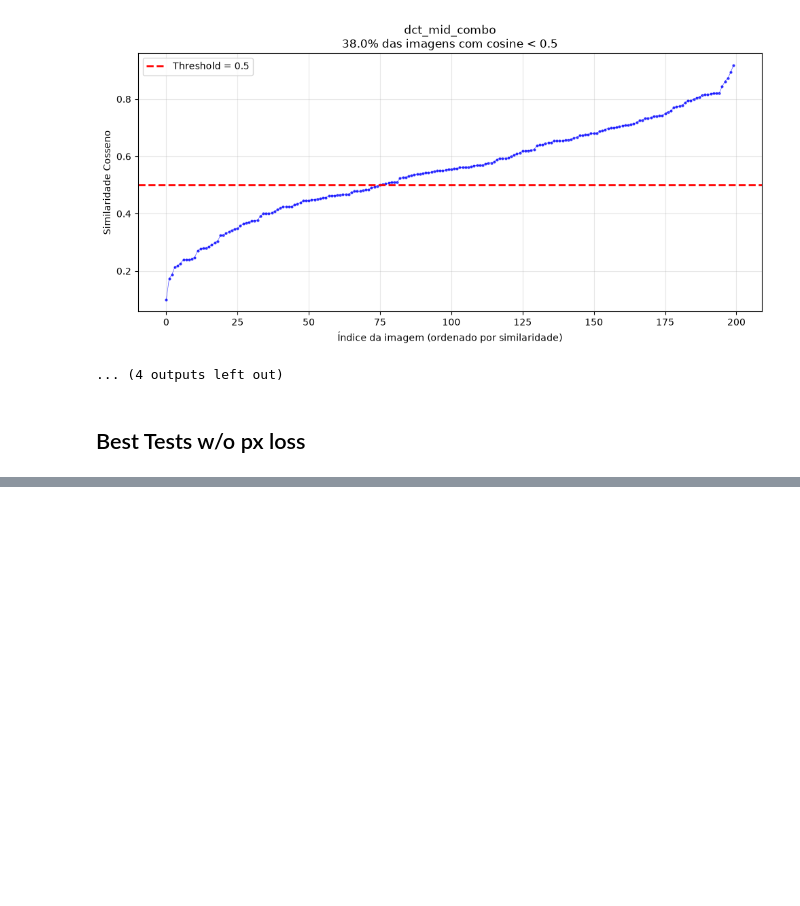
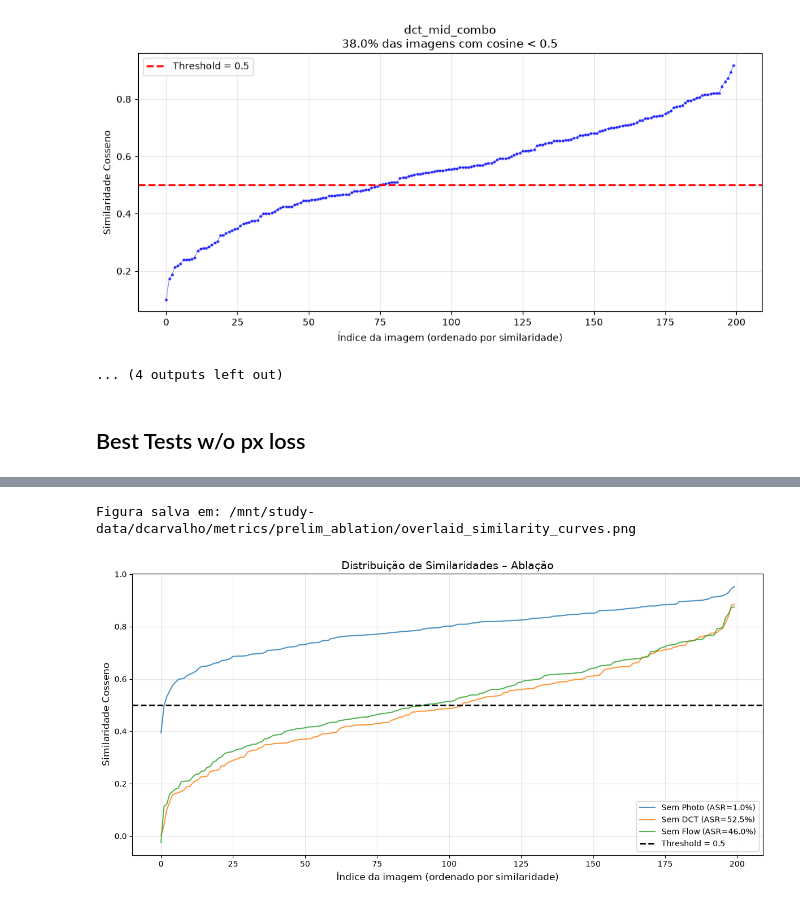
Before and after one commit to diogonunescarv/Lightweight-Face-De-identification, a Jupyter notebook: notebooks/coverage.ipynb, the cells around one changed output, grey strips where cells are left out. Cells and saved outputs as stored; diff of their text form; code cells hidden in the pictures; blank space fills up the shorter version.

```diff
--- a/notebooks/coverage.ipynb
+++ b/notebooks/coverage.ipynb
@@ -155,0 +219,79 @@ Encontrados 0 modelos com resultados por imagem:
+# %%
+import pandas as pd
+import matplotlib.pyplot as plt
+from pathlib import Path
+
+# ============================================================
+# CONFIGURAÇÕES
+# ============================================================
+
+METRICS_BASE = Path("/mnt/study-data/dcarvalho/metrics/prelim_ablation")
+THRESHOLD = 0.5
+OUTPUT_PATH = METRICS_BASE / "overlaid_similarity_curves.png"
+
+# Mapeamento para nomes bonitos
+NICE_NAMES = {
+    "mid_combo_no_dct": "Sem DCT",
+    "mid_combo_no_flow": "Sem Flow",
+    "mid_combo_no_photo": "Sem Photo",
+    # Se quiser incluir o baseline, adicione aqui
+    # "mid_combo_amp20_flow45_nopx": "Completo (Baseline)",
+}
+
+# ============================================================
+# CALCULAR ASR E PREPARAR DADOS
+# ============================================================
+
+per_image_files = list(METRICS_BASE.glob("*.per_image.csv"))
+asr_results = []
+
+plt.figure(figsize=(12, 6))
+
+for csv_file in per_image_files:
+    df = pd.read_csv(csv_file)
+    # Ordena por similaridade
+    df = df.sort_values('cosine', ascending=True).reset_index(drop=True)
+
+    model_name = csv_file.stem.replace(".per_image", "")
+    label = NICE_NAMES.get(model_name, model_name)
+
+    # Calcula ASR
+    n_total = len(df)
+    n_below = (df['cosine'] < THRESHOLD).sum()
+    asr = (n_below / n_total) * 100
+    asr_results.append((label, asr))
+
+    # Plot com ASR na legenda
+    plt.plot(df.index, df['cosine'], linewidth=1.5, alpha=0.8,
+             label=f"{label} (ASR={asr:.1f}%)")
+
+# Linha do threshold
+plt.axhline(y=THRESHOLD, color='black', linestyle='--', linewidth=2,
+            label=f'Threshold = {THRESHOLD}')
+
+plt.xlabel('Índice da imagem (ordenado por similaridade)', fontsize=12)
+plt.ylabel('Similaridade Cosseno', fontsize=12)
+plt.title('Distribuição de Similaridades – Ablação', fontsize=14)
+plt.legend(loc='lower right', fontsize=10)
+plt.grid(True, alpha=0.3)
+plt.tight_layout()
+
+plt.savefig(OUTPUT_PATH, dpi=300)
+print(f"Figura salva em: {OUTPUT_PATH}")
+plt.show()
+
+# ============================================================
+# EXIBIR TABELA DE ASR
+# ============================================================
+
+print("\n" + "="*50)
+print("ATTACK SUCCESS RATE (ASR) - Threshold = {}".format(THRESHOLD))
+print("="*50)
+print(f"{'Modelo':<25} {'ASR (%)':>10}")
+print("-"*50)
+for label, asr in sorted(asr_results, key=lambda x: x[1], reverse=True):
+    print(f"{label:<25} {asr:>10.1f}")
+print("="*50)
+# %% [output]
+Figura salva em: /mnt/study-data/dcarvalho/metrics/prelim_ablation/overlaid_similarity_curves.png
+[figure, added]
```
Also changed, not shown: parts of 4 cells of this notebook, 3 other files.
